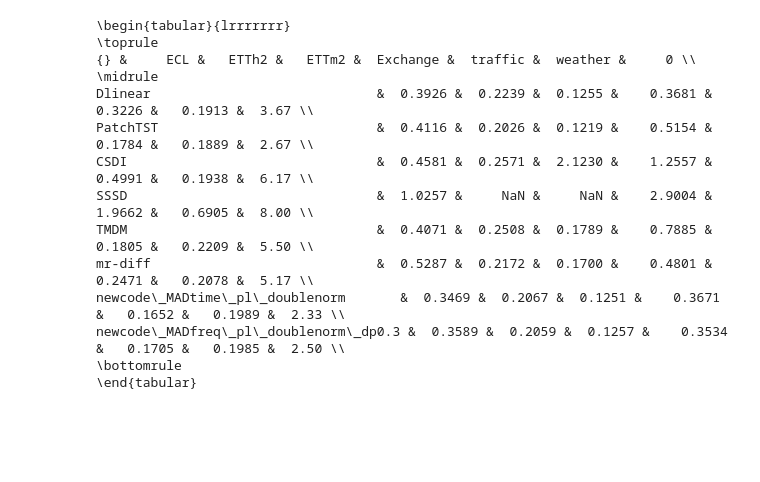
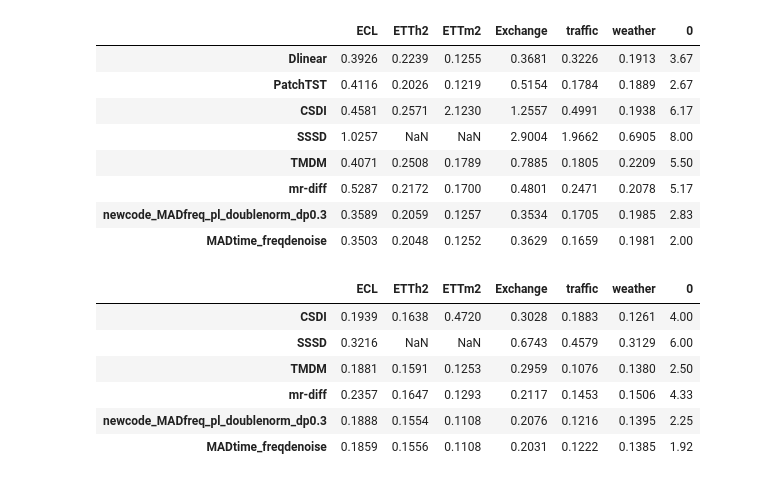
Before and after one commit to WillWang1113/Moving-Average-Diffusion, a Jupyter notebook: notebooks/benchdata_preprocess.ipynb, the cells around one changed output. Saved outputs shown, nothing was run; the diff lists cells and outputs as text; code cells hidden in the pictures; blank space fills up the shorter version.

```diff
--- a/notebooks/benchdata_preprocess.ipynb
+++ b/notebooks/benchdata_preprocess.ipynb
@@ -372,30 +380,55 @@ for i, temp_df in df.groupby('station_id'):
     temp_df = temp_df.sort_values('time')
     temp_df = temp_df.set_index('time')
     temp_df[:100].plot()
+# %%
+import pandas as pd
+new_df = pd.read_csv('../assets/MADtime_pl_doublenorm_FreqDenoise.csv')[['MSE']]
+# print(new_df)
+new_df = new_df.rename(columns={'MSE':'MADtime_freqdenoise'})
+df = pd.read_csv('../assets/results_MSE.csv', delimiter='\t')
+# print(df)
+df = pd.concat([df, new_df], axis=1)
+df = df.groupby('dataset').mean()
+# # df
+# df = df[['Dlinear', 'PatchTST', 'CSDI', 'SSSD', 'TMDM', 'mr-diff','newcode_MADfreq_pl_doublenorm_dp0.3','newcode_MADtime_pl_doublenorm']]
+df = df[['Dlinear', 'PatchTST', 'CSDI', 'SSSD', 'TMDM', 'mr-diff','newcode_MADfreq_pl_doublenorm_dp0.3','MADtime_freqdenoise']]
+df = df.T
+df = df.drop(columns=['MFRED','ETTh1','ETTm1']).round(4)
+df = pd.concat([df, df.rank().mean(axis=1).round(2)], axis=1)
+df
+
+# print(df.to_latex())
+# %% [output]
+|  | ECL | ETTh2 | ETTm2 | Exchange | traffic | weather | 0 |
+| Dlinear | 0.3926 | 0.2239 | 0.1255 | 0.3681 | 0.3226 | 0.1913 | 3.67 |
+| PatchTST | 0.4116 | 0.2026 | 0.1219 | 0.5154 | 0.1784 | 0.1889 | 2.67 |
+| CSDI | 0.4581 | 0.2571 | 2.1230 | 1.2557 | 0.4991 | 0.1938 | 6.17 |
+| SSSD | 1.0257 | NaN | NaN | 2.9004 | 1.9662 | 0.6905 | 8.00 |
+| TMDM | 0.4071 | 0.2508 | 0.1789 | 0.7885 | 0.1805 | 0.2209 | 5.50 |
+| mr-diff | 0.5287 | 0.2172 | 0.1700 | 0.4801 | 0.2471 | 0.2078 | 5.17 |
+| newcode_MADfreq_pl_doublenorm_dp0.3 | 0.3589 | 0.2059 | 0.1257 | 0.3534 | 0.1705 | 0.1985 | 2.83 |
+| MADtime_freqdenoise | 0.3503 | 0.2048 | 0.1252 | 0.3629 | 0.1659 | 0.1981 | 2.00 |
 # %%
 import pandas as pd
-df = pd.read_csv('../assets/results_MSE.csv', delimiter='\t')
+new_df = pd.read_csv('../assets/MADtime_pl_doublenorm_FreqDenoise.csv')[['CRPS']]
+# print(new_df)
+new_df = new_df.rename(columns={'CRPS':'MADtime_freqdenoise'})
+df = pd.read_csv('../assets/results_CRPS.csv', delimiter='\t')
+df = pd.concat([df, new_df], axis=1)
 df = df.groupby('dataset').mean()
 # df
-df = df[['Dlinear', 'PatchTST', 'CSDI', 'SSSD', 'TMDM', 'mr-diff','newcode_MADtime_pl_doublenorm','newcode_MADfreq_pl_doublenorm_dp0.3']]
+df = df[['CSDI', 'SSSD', 'TMDM', 'mr-diff','newcode_MADfreq_pl_doublenorm_dp0.3','MADtime_freqdenoise']]
+# df = df[['CSDI', 'SSSD', 'TMDM', 'mr-diff','newcode_MADtime_pl_doublenorm','newcode_MADfreq_pl_doublenorm_dp0.3']]
 df = df.T
 df = df.drop(columns=['MFRED','ETTh1','ETTm1']).round(4)
 df = pd.concat([df, df.rank().mean(axis=1).round(2)], axis=1)
 df
-
-print(df.to_latex())
+# print(df.to_latex())
 # %% [output]
-\begin{tabular}{lrrrrrrr}
-\toprule
-{} &     ECL &   ETTh2 &   ETTm2 &  Exchange &  traffic &  weather &     0 \\
-\midrule
-Dlinear                             &  0.3926 &  0.2239 &  0.1255 &    0.3681 &   0.3226 &   0.1913 &  3.67 \\
-PatchTST                            &  0.4116 &  0.2026 &  0.1219 &    0.5154 &   0.1784 &   0.1889 &  2.67 \\
-CSDI                                &  0.4581 &  0.2571 &  2.1230 &    1.2557 &   0.4991 &   0.1938 &  6.17 \\
-SSSD                                &  1.0257 &     NaN &     NaN &    2.9004 &   1.9662 &   0.6905 &  8.00 \\
-TMDM                                &  0.4071 &  0.2508 &  0.1789 &    0.7885 &   0.1805 &   0.2209 &  5.50 \\
-mr-diff                             &  0.5287 &  0.2172 &  0.1700 &    0.4801 &   0.2471 &   0.2078 &  5.17 \\
-newcode\_MADtime\_pl\_doublenorm       &  0.3469 &  0.2067 &  0.1251 &    0.3671 &   0.1652 &   0.1989 &  2.33 \\
-newcode\_MADfreq\_pl\_doublenorm\_dp0.3 &  0.3589 &  0.2059 &  0.1257 &    0.3534 &   0.1705 &   0.1985 &  2.50 \\
-\bottomrule
-\end{tabular}
+|  | ECL | ETTh2 | ETTm2 | Exchange | traffic | weather | 0 |
+| CSDI | 0.1939 | 0.1638 | 0.4720 | 0.3028 | 0.1883 | 0.1261 | 4.00 |
+| SSSD | 0.3216 | NaN | NaN | 0.6743 | 0.4579 | 0.3129 | 6.00 |
+| TMDM | 0.1881 | 0.1591 | 0.1253 | 0.2959 | 0.1076 | 0.1380 | 2.50 |
+| mr-diff | 0.2357 | 0.1647 | 0.1293 | 0.2117 | 0.1453 | 0.1506 | 4.33 |
+| newcode_MADfreq_pl_doublenorm_dp0.3 | 0.1888 | 0.1554 | 0.1108 | 0.2076 | 0.1216 | 0.1395 | 2.25 |
+| MADtime_freqdenoise | 0.1859 | 0.1556 | 0.1108 | 0.2031 | 0.1222 | 0.1385 | 1.92 |
```
Also changed, not shown: parts of 2 cells of this notebook, 49 other files.
